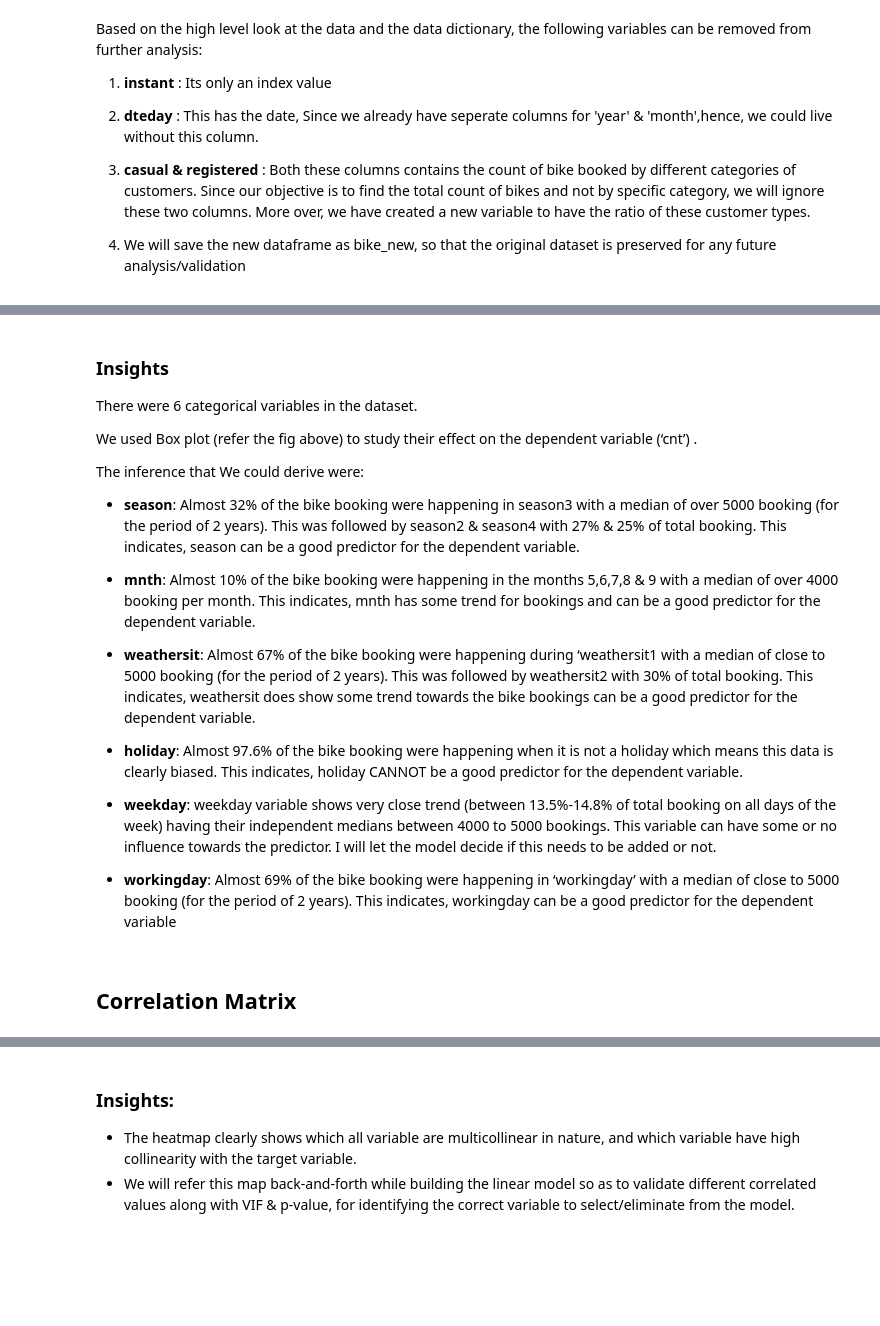
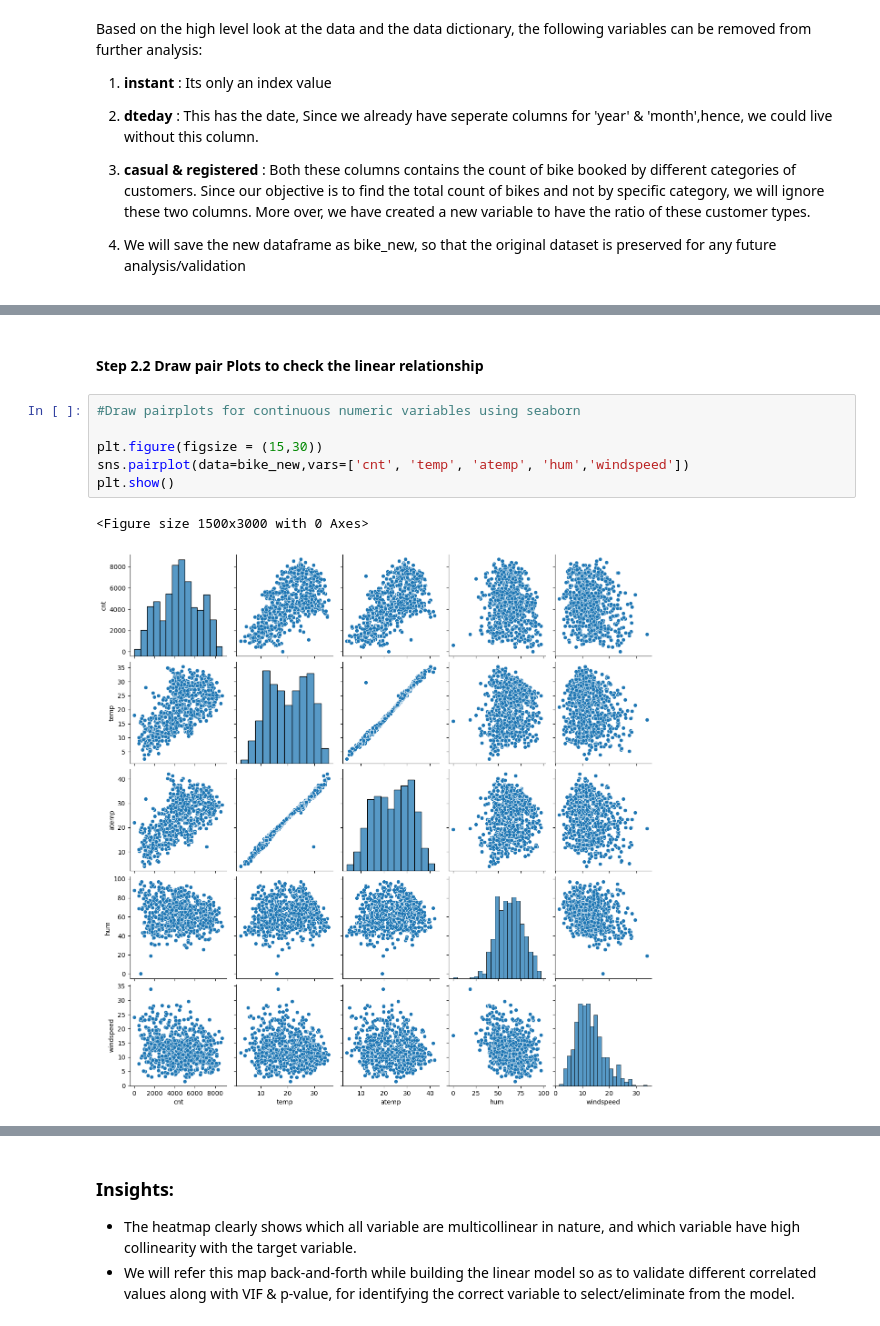
Before and after one commit to guptamadhur/Bike-Sharing-Assignment, a Jupyter notebook: MG Bike Rental Linear Regression Assignment.ipynb, the cells around one changed output, grey strips where cells are left out. Drawn from its saved outputs; the diff is of its cells as text; blank space fills up the shorter version.

Commit message:
Linear Regression Model

```diff
--- a/MG Bike Rental Linear Regression Assignment.ipynb
+++ b/MG Bike Rental Linear Regression Assignment.ipynb
@@ -534,16 +454,11 @@ plt.show()
-# %% [markdown]
-### Insights
-There were 6 categorical variables in the dataset.
-
-We used Box plot (refer the fig above) to study their effect on the dependent variable (‘cnt’) .
-
-The inference that We could derive were:
-- **season**: Almost 32% of the bike booking were happening in season3 with a median of over 5000 booking (for the period of 2 years). This was followed by season2 & season4 with 27% & 25% of total booking. This indicates, season can be a good predictor for the dependent variable.
-
-- **mnth**: Almost 10% of the bike booking were happening in the months 5,6,7,8 & 9 with a median of over 4000 booking per month. This indicates, mnth has some trend for bookings and can be a good predictor for the dependent variable.
-- **weathersit**: Almost 67% of the bike booking were happening during ‘weathersit1 with a median of close to 5000 booking (for the period of 2 years). This was followed by weathersit2 with 30% of total booking. This indicates, weathersit does show some trend towards the bike bookings can be a good predictor for the dependent variable.
-- **holiday**: Almost 97.6% of the bike booking were happening when it is not a holiday which means this data is clearly biased. This indicates, holiday CANNOT be a good predictor for the dependent variable.
-- **weekday**: weekday variable shows very close trend (between 13.5%-14.8% of total booking on all days of the week) having their independent medians between 4000 to 5000 bookings. This variable can have some or no influence towards the predictor. I will let the model decide if this needs to be added or not.
-- **workingday**: Almost 69% of the bike booking were happening in ‘workingday’ with a median of close to 5000 booking (for the period of 2 years). This indicates, workingday can be a good predictor for the dependent variable
-# %% [markdown]
-## Correlation Matrix
+# %% [markdown]
+#### Step 2.2 Draw pair Plots to check the linear relationship
+# %%
+#Draw pairplots for continuous numeric variables using seaborn
+
+plt.figure(figsize = (15,30))
+sns.pairplot(data=bike_new,vars=['cnt', 'temp', 'atemp', 'hum','windspeed'])
+plt.show()
+# %% [output]
+<Figure size 1500x3000 with 0 Axes>
+[figure, added]
```
Also changed, not shown: parts of 274 cells of this notebook, 1 other file.
